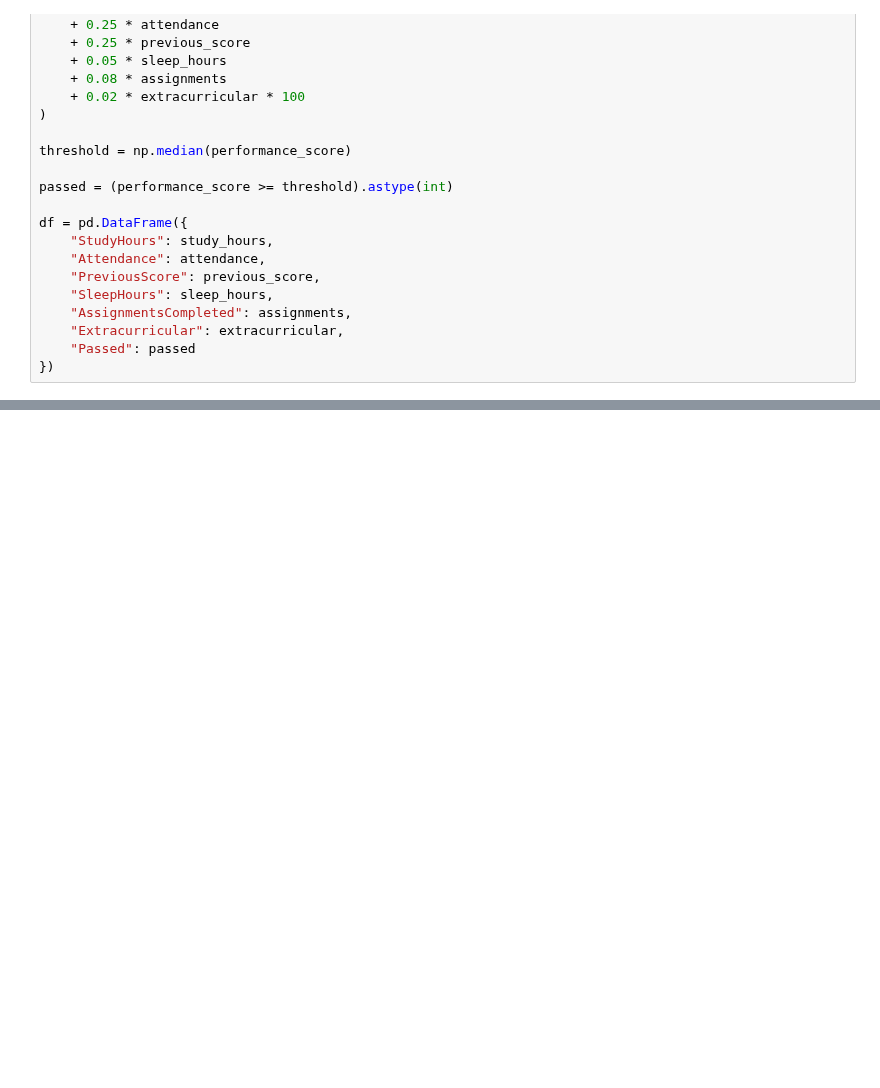
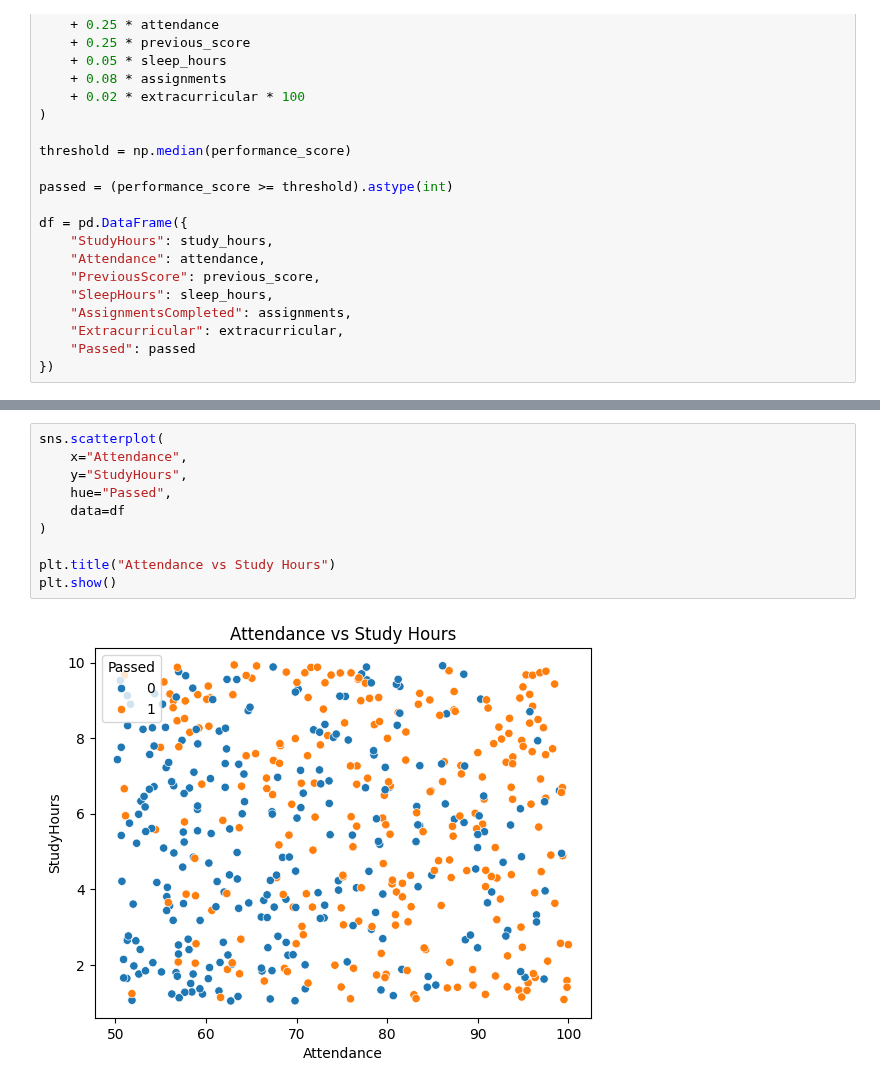
Before and after one commit to abhinavsinh014-prog/Machine-Learing, a Jupyter notebook: StudentPerformancePred.ipynb, the cells around one changed output, grey strips where cells are left out. Saved outputs shown, nothing was run; the diff lists cells and outputs as text; blank space fills up the shorter version.

```diff
--- a/StudentPerformancePred.ipynb
+++ b/StudentPerformancePred.ipynb
@@ -47,0 +80,12 @@ df = pd.DataFrame({
+# %%
+sns.scatterplot(
+    x="Attendance",
+    y="StudyHours",
+    hue="Passed",
+    data=df
+)
+
+plt.title("Attendance vs Study Hours")
+plt.show()
+# %% [output]
+[figure, added]
```
Also changed, not shown: parts of 6 cells of this notebook.
